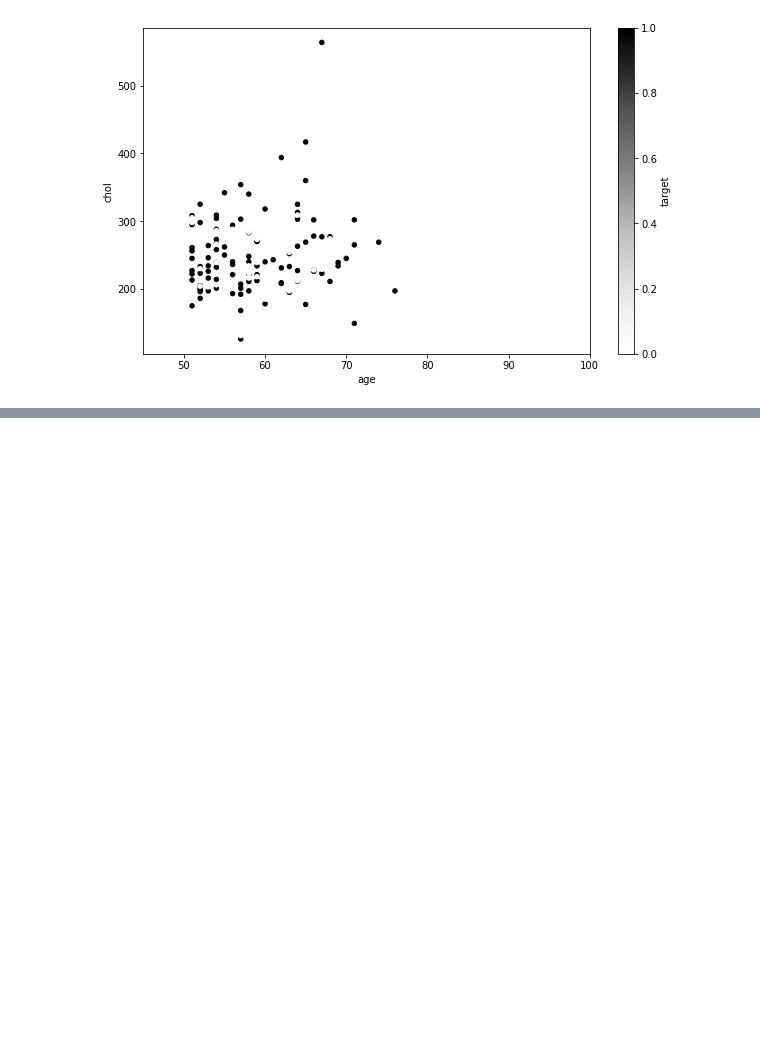
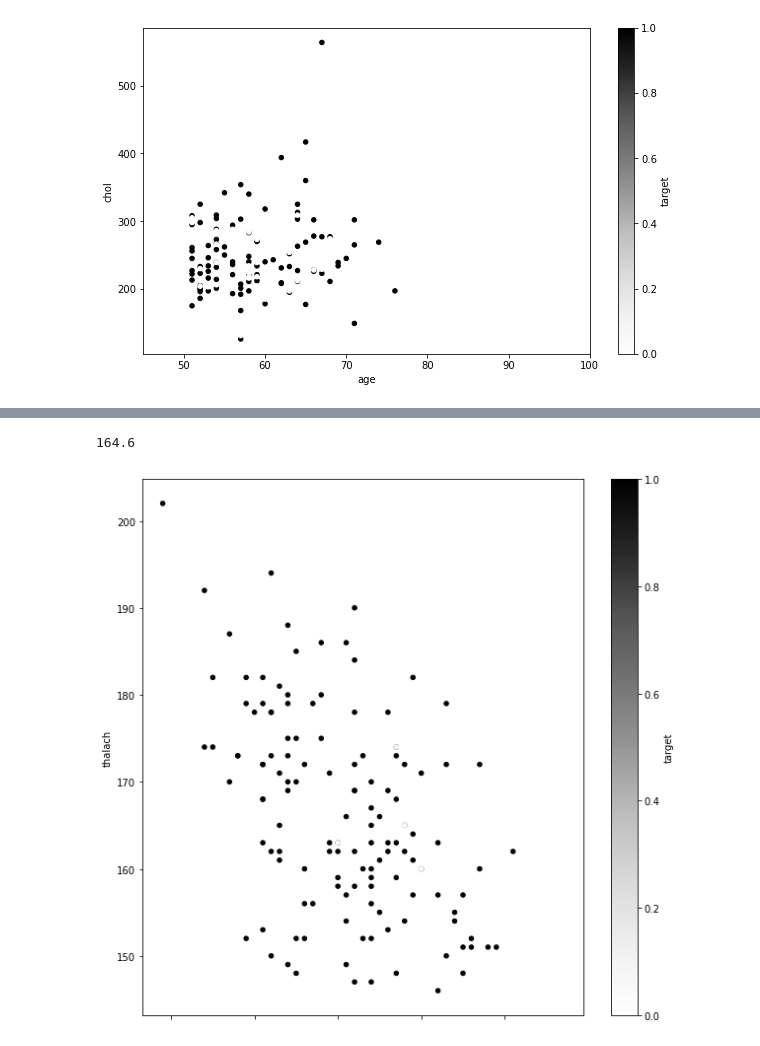
Before and after one commit to yashlad27/Machine_Learning_Data_Science, a Jupyter notebook: Matplotlib/matplotlib_notebook.ipynb, the cells around one changed output, grey strips where cells are left out. Drawn from its saved outputs; the diff is of its cells as text; code cells hidden in the pictures; blank space fills up the shorter version.

```diff
--- a/Matplotlib/matplotlib_notebook.ipynb
+++ b/Matplotlib/matplotlib_notebook.ipynb
@@ -575,0 +626,4 @@ over_50.plot(kind='scatter', x='age', y='chol', c='target', ax=ax);
+# %%
+thalach_over_50 = heart_disease[heart_disease["thalach"]>145]
+
+thalach_over_50
@@ -575,0 +644,8 @@ over_50.plot(kind='scatter', x='age', y='chol', c='target', ax=ax);
+# %%
+thalach_over_50["thalach"].mean()
+# %% [output]
+164.6
+# %%
+thalach_over_50.plot(kind="scatter", x="age", y="thalach", c="target", figsize=(10, 10));
+# %% [output]
+[figure, added]
```
Also changed, not shown: parts of 6 cells of this notebook.
